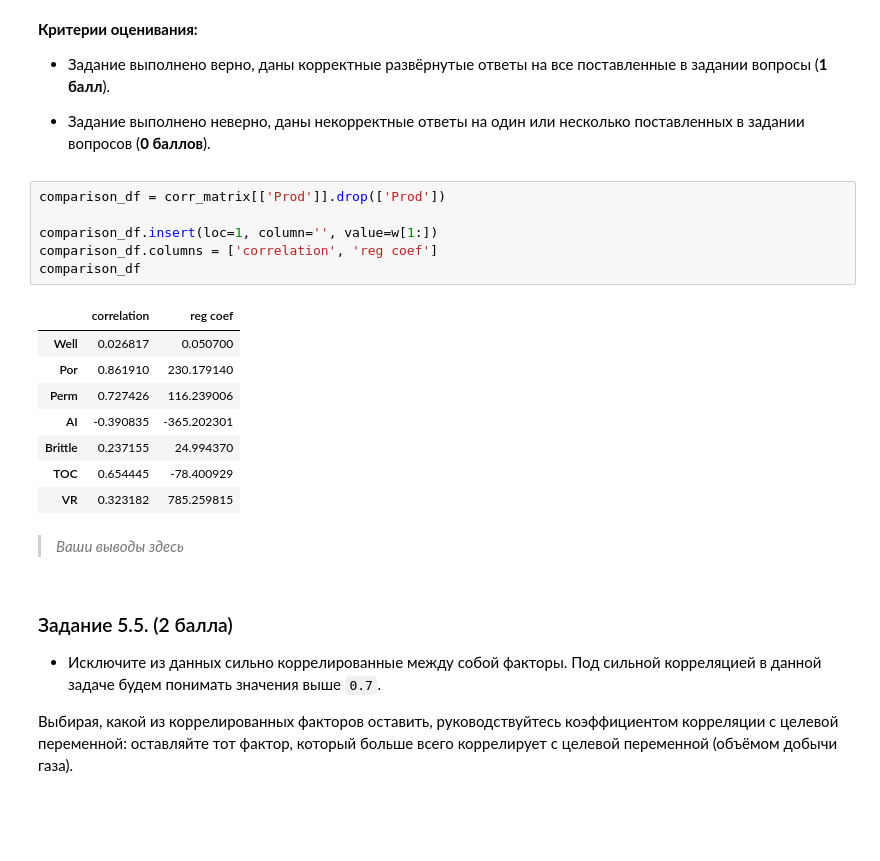
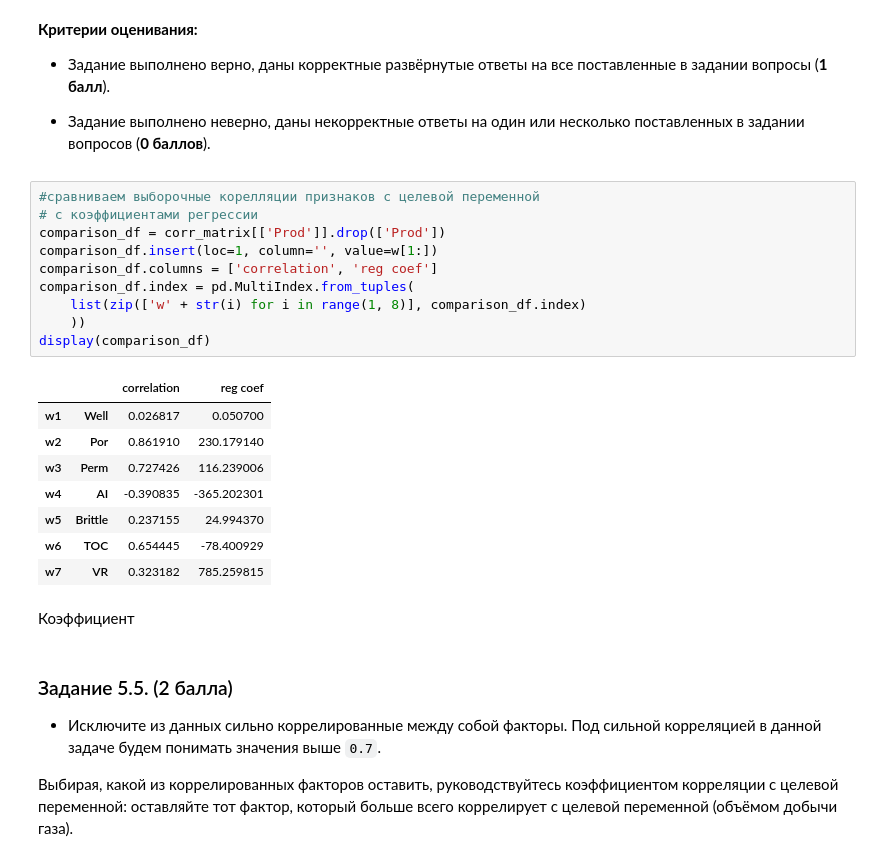
Before and after one commit to akitim/SkillFactory_current, a Jupyter notebook: MATH_ML_2_Практика_Акимкин.ipynb, the cells around one changed output. Cells and saved outputs as stored; diff of their text form; blank space fills up the shorter version.

```diff
--- a/MATH_ML_2_Практика_Акимкин.ipynb
+++ b/MATH_ML_2_Практика_Акимкин.ipynb
@@ -353,22 +353,26 @@ R2_adj = 0.9583868576924219
 
 - Задание выполнено неверно, даны некорректные ответы на один или несколько поставленных в задании вопросов (**0 баллов**).
 # %%
+#сравниваем выборочные корелляции признаков с целевой переменной
+# с коэффициентами регрессии
 comparison_df = corr_matrix[['Prod']].drop(['Prod'])
-
 comparison_df.insert(loc=1, column='', value=w[1:])
 comparison_df.columns = ['correlation', 'reg coef']
-comparison_df
+comparison_df.index = pd.MultiIndex.from_tuples(
+    list(zip(['w' + str(i) for i in range(1, 8)], comparison_df.index)
+    ))
+display(comparison_df)
 # %% [output]
-|  | correlation | reg coef |
-| Well | 0.026817 | 0.050700 |
-| Por | 0.861910 | 230.179140 |
-| Perm | 0.727426 | 116.239006 |
-| AI | -0.390835 | -365.202301 |
-| Brittle | 0.237155 | 24.994370 |
-| TOC | 0.654445 | -78.400929 |
-| VR | 0.323182 | 785.259815 |
+|  |  | correlation | reg coef |
+| w1 | Well | 0.026817 | 0.050700 |
+| w2 | Por | 0.861910 | 230.179140 |
+| w3 | Perm | 0.727426 | 116.239006 |
+| w4 | AI | -0.390835 | -365.202301 |
+| w5 | Brittle | 0.237155 | 24.994370 |
+| w6 | TOC | 0.654445 | -78.400929 |
+| w7 | VR | 0.323182 | 785.259815 |
-# %% [markdown]
-> *Ваши выводы здесь*
+# %% [markdown]
+Коэффициент
 # %% [markdown]
 ### Задание 5.5. (2 балла)
 
```
